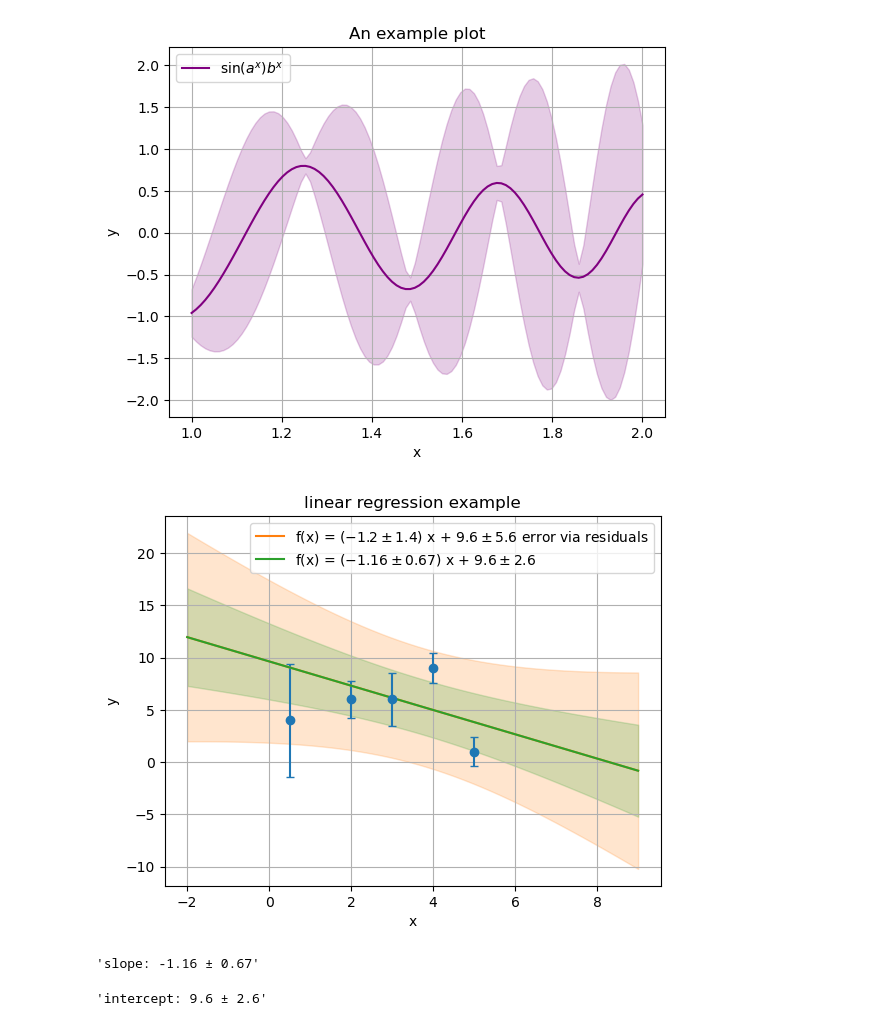
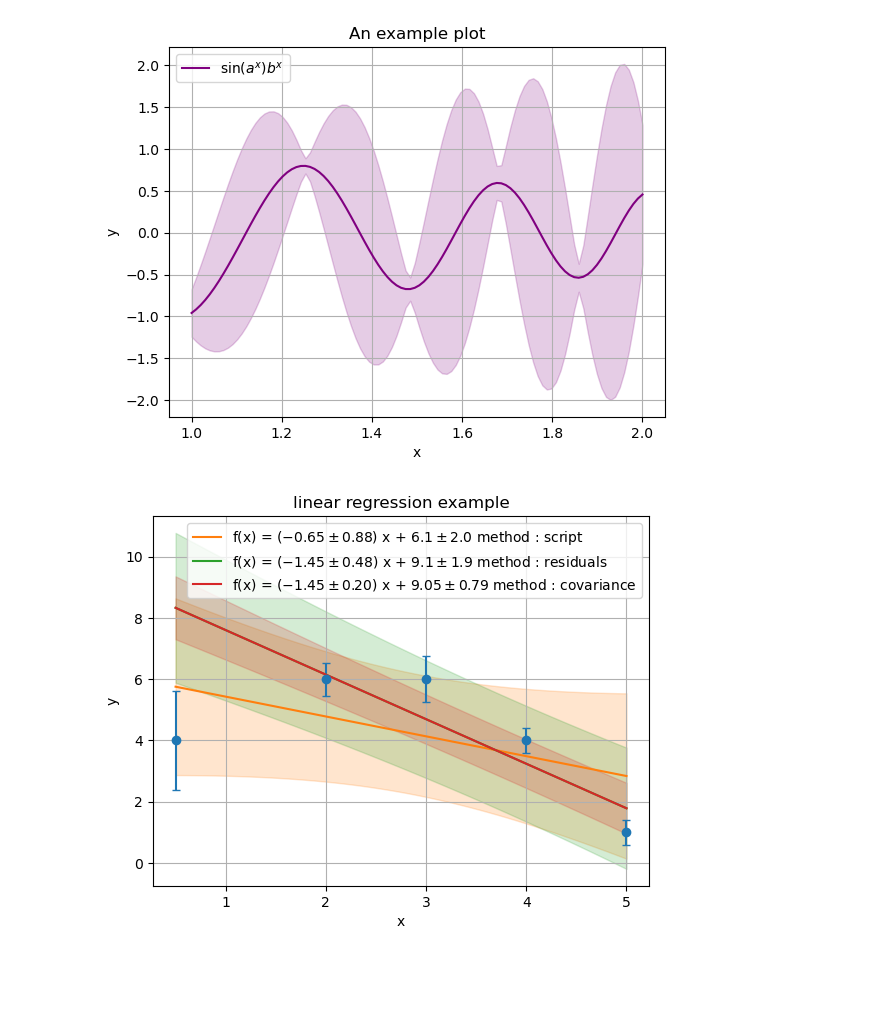
Before and after one commit to SecretGmG/PhysicsTool, a Jupyter notebook: examples.ipynb, the cells around one changed output. Saved outputs shown, nothing was run; the diff lists cells and outputs as text; code cells hidden in the pictures; blank space fills up the shorter version.

Commit message:
added script linegress

```diff
--- a/examples.ipynb
+++ b/examples.ipynb
@@ -260,28 +260,24 @@ pt.end_plt()
 # %%
 x_data = np.array([0.5, 2, 3, 4, 5])
 y_data = pt.Err(
-    np.array([4, 6, 6, 9, 1]),
-    np.array([5.4, 1.8, 2.5, 1.4, 1.4])
+    np.array([4, 6, 6, 4, 1]),
+    np.array([5.4, 1.8, 2.5, 1.4, 1.4])*0.3
     )
 
 
 pt.start_plt('linear regression example', 'x', 'y')
 
 plt.errorbar(x_data, y_data.mean, y_data.err, capsize=3, fmt='o')
 
 
-for compute_err_via_residuals in [True, False]:
-    slope, intercept, x_center, y_center = pt.linear_linregress(x_data, y_data, compute_err_via_residuals)
-    x_data_linregress = np.linspace(-2,9)
-
+for method in ['script', 'residuals', 'covariance']:
+    slope, intercept, x_center, y_center = pt.linear_linregress(x_data, y_data, method)
+    x_data_linregress = np.linspace(x_data.min(), x_data.max())
     #the shift by x_center is necessary to ensure proper error calculation
     y_data_linregress = slope*(x_data_linregress-x_center)+x_center*slope.mean + intercept
 
-    pt.err_band_plot(x_data_linregress, y_data_linregress.mean, y_data_linregress.err, f'f(x) = ({slope.latex_array()}) x + {intercept.latex_array()}' + (' error via residuals' if compute_err_via_residuals else ''))
+    pt.err_band_plot(x_data_linregress, y_data_linregress.mean, y_data_linregress.err, f'f(x) = ({slope.latex_array()}) x + {intercept.latex_array()} method : {method}')
 
 pt.end_plt()
-display(f'slope: {slope}', f'intercept: {intercept}')
 # %% [output]
-[figure, old version]
+[figure, new version]
-'slope: -1.16 ± 0.67'
-'intercept: 9.6 ± 2.6'
```
Also changed, not shown: parts of 1 cell of this notebook, 2 other files.
